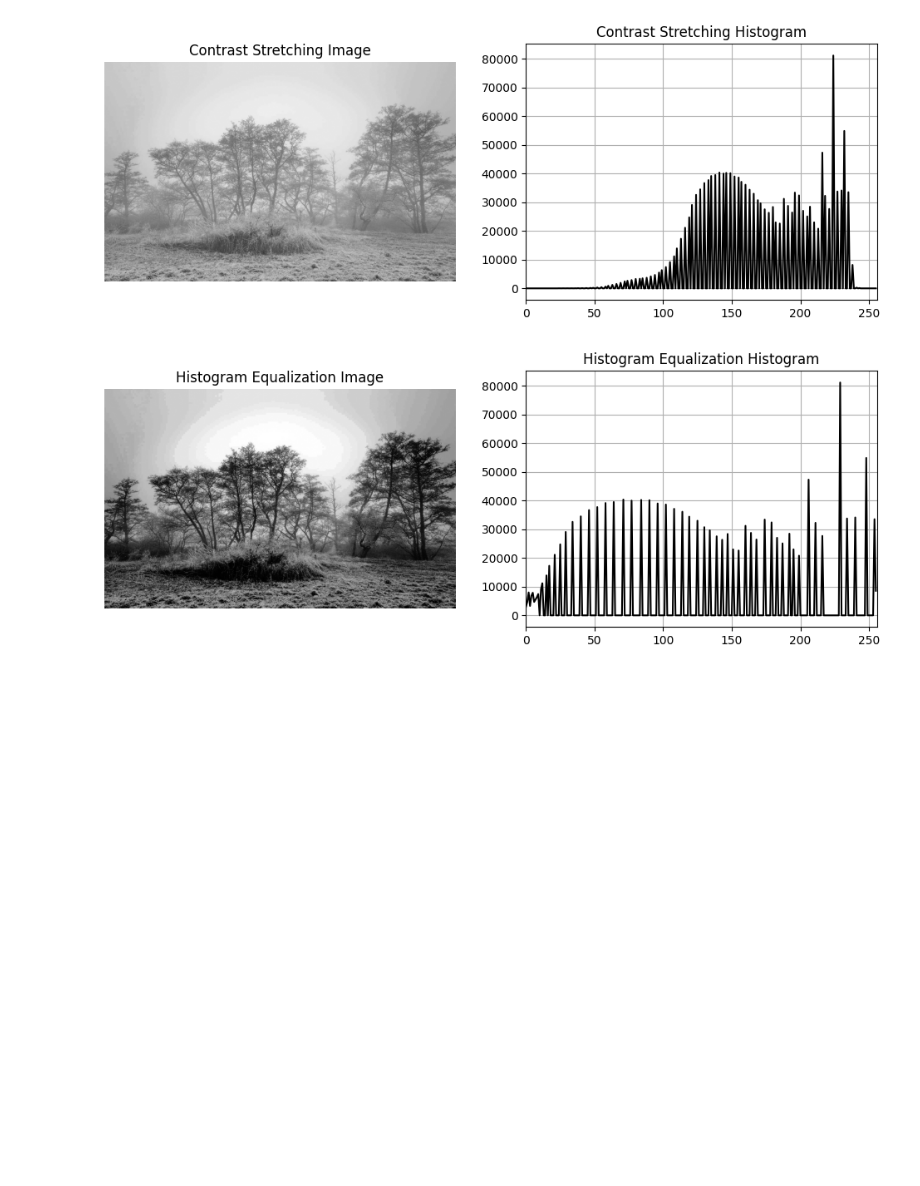
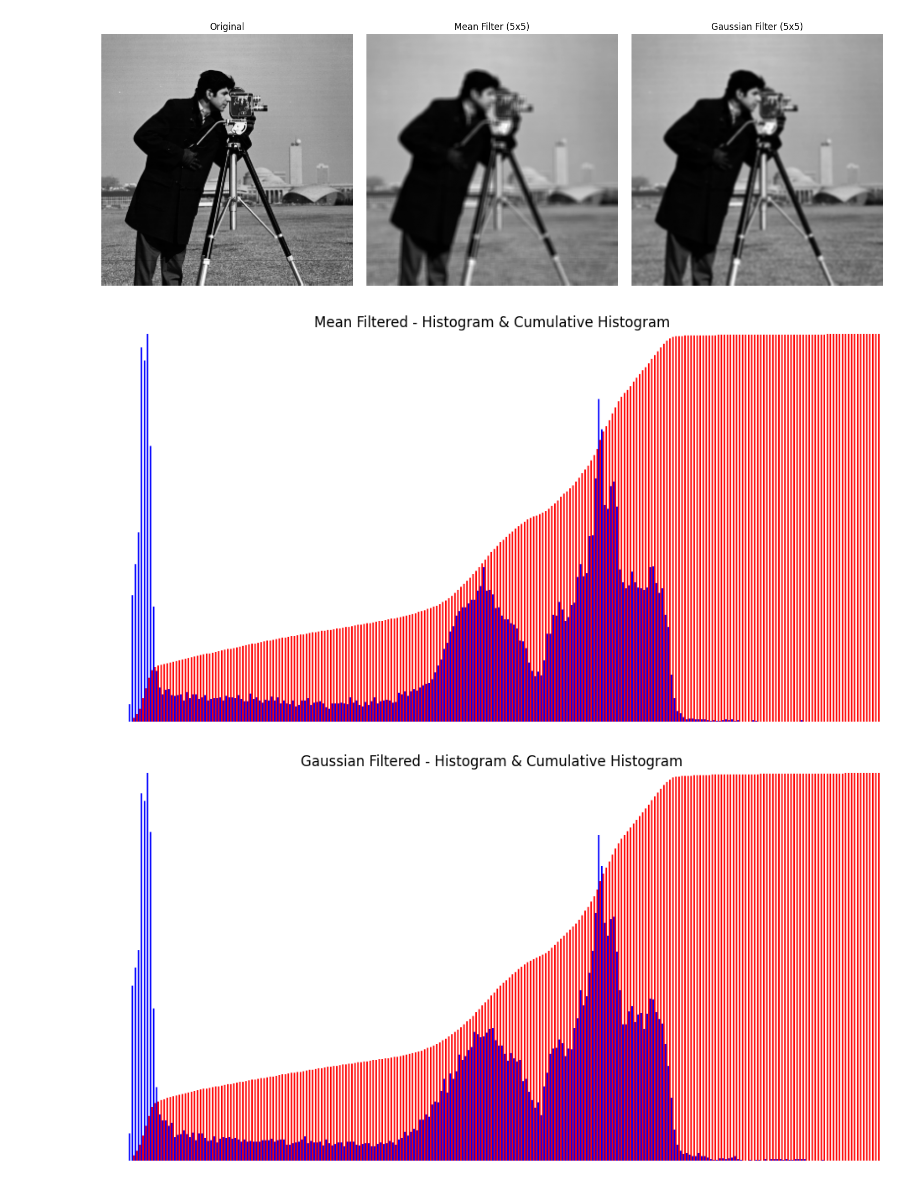
Before and after one commit to G-K-Saber/OpenGLMeshLoader, a Jupyter notebook: Assignment2CV.ipynb, the cells around one changed output. Saved outputs shown, nothing was run; the diff lists cells and outputs as text; code cells hidden in the pictures; blank space fills up the shorter version.

```diff
--- a/Assignment2CV.ipynb
+++ b/Assignment2CV.ipynb
@@ -155,5 +68,67 @@ def contrast_and_equalization(image_path):
-# %%
-contrast_and_equalization("frostfog.png")
-# %% [output]
-[figure, removed]
-[figure, removed]
+# %%
+import cv2
+import numpy as np
+import matplotlib.pyplot as plt
+
+def apply_and_show_filters(image_path):
+    # Load original image
+    original = cv2.imread(image_path, cv2.IMREAD_GRAYSCALE)
+    if original is None:
+        print(f"❌ Error: Could not load image at {image_path}")
+        return
+
+    # Apply filters
+    mean_filtered = cv2.blur(original, (5, 5))
+    gaussian_filtered = cv2.GaussianBlur(original, (5, 5), 0)
+
+    # Show images
+    titles = ['Original', 'Mean Filter (5x5)', 'Gaussian Filter (5x5)']
+    images = [original, mean_filtered, gaussian_filtered]
+
+    plt.figure(figsize=(15, 5))
+    for i in range(3):
+        plt.subplot(1, 3, i + 1)
+        plt.imshow(images[i], cmap='gray')
+        plt.title(titles[i])
+        plt.axis('off')
+    plt.tight_layout()
+    plt.show()
+
+    # Show histograms
+    show_histograms_array(mean_filtered, 'Mean Filtered')
+    show_histograms_array(gaussian_filtered, 'Gaussian Filtered')
+
+def show_histograms_array(img, title='Histogram'):
+    # Compute histogram
+    hist = cv2.calcHist([img], [0], None, [256], [0, 256]).flatten()
+    cum_hist = hist.cumsum()
+    cum_hist_normalized = cum_hist * hist.max() / (cum_hist.max() + 1e-5)
+
+    # Normalize
+    hist_norm = hist * 512 / (hist.max() + 1e-5)
+    cum_hist_norm = cum_hist_normalized * 512 / (hist.max() + 1e-5)
+
+    width = 1024
+    height = 512
+    bin_width = 4
+
+    canvas = np.ones((height, width, 3), dtype=np.uint8) * 255
+
+    for i in range(256):
+        x = i * bin_width
+        cv2.rectangle(canvas, (x, height), (x + 1, height - int(hist_norm[i])), (255, 0, 0), -1)
+        cv2.rectangle(canvas, (x + 2, height), (x + 3, height - int(cum_hist_norm[i])), (0, 0, 255), -1)
+
+    canvas_rgb = cv2.cvtColor(canvas, cv2.COLOR_BGR2RGB)
+    plt.figure(figsize=(12, 6))
+    plt.imshow(canvas_rgb)
+    plt.title(f'{title} - Histogram & Cumulative Histogram')
+    plt.axis('off')
+    plt.show()
+
+# === Run for Cameraman ===
+apply_and_show_filters('cameraman.png')
+# %% [output]
+[figure, added]
+[figure, added]
+[figure, added]
```
Also changed, not shown: parts of 9 cells of this notebook.
